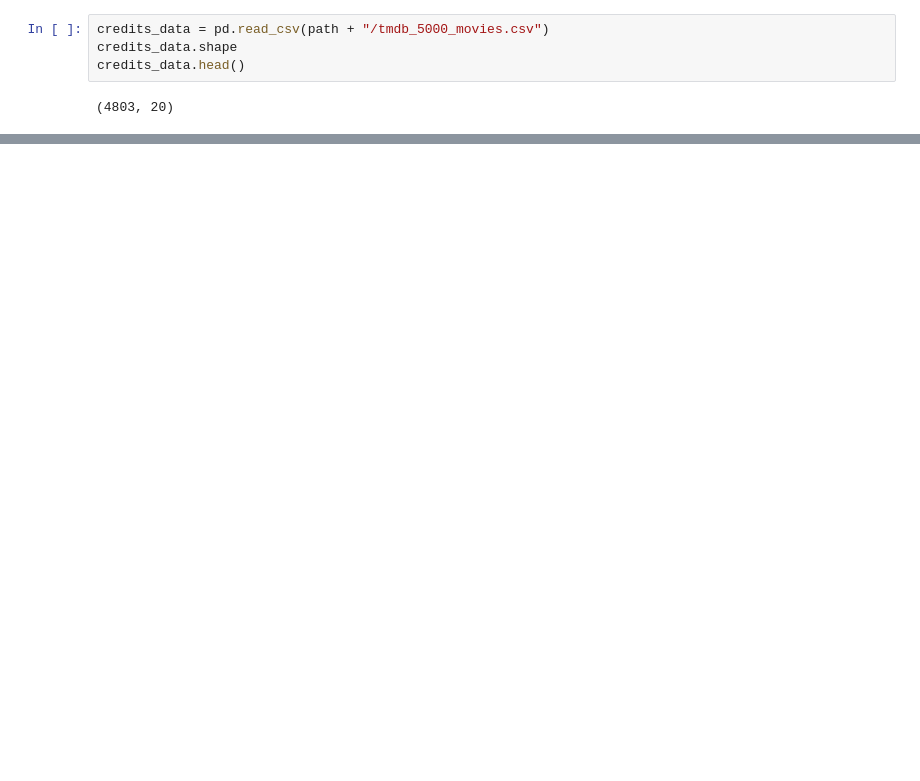
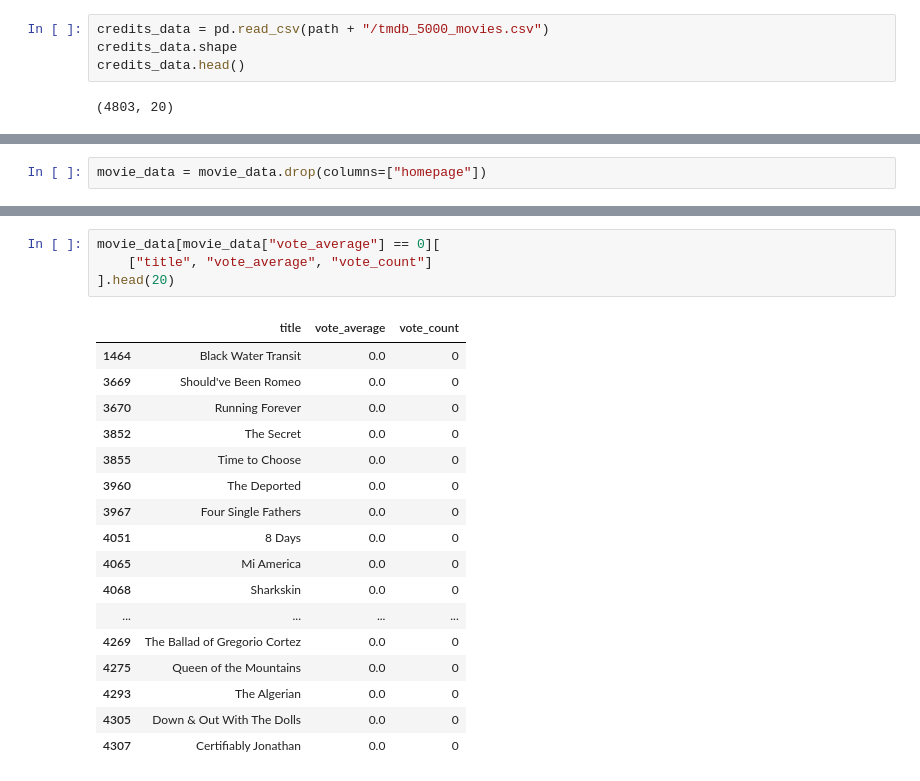
Before and after one commit to fajsef9/Movie-EDA, a Jupyter notebook: Movie_eda.ipynb, the cells around one changed output, grey strips where cells are left out. Saved outputs shown, nothing was run; the diff lists cells and outputs as text; blank space fills up the shorter version.

```diff
--- a/Movie_eda.ipynb
+++ b/Movie_eda.ipynb
@@ -36,0 +81,2 @@ credits_data.head()
+# %%
+movie_data = movie_data.drop(columns=["homepage"])
@@ -36,0 +166,22 @@ credits_data.head()
+# %%
+movie_data[movie_data["vote_average"] == 0][
+    ["title", "vote_average", "vote_count"]
+].head(20)
+# %% [output]
+|  | title | vote_average | vote_count |
+| 1464 | Black Water Transit | 0.0 | 0 |
+| 3669 | Should've Been Romeo | 0.0 | 0 |
+| 3670 | Running Forever | 0.0 | 0 |
+| 3852 | The Secret | 0.0 | 0 |
+| 3855 | Time to Choose | 0.0 | 0 |
+| 3960 | The Deported | 0.0 | 0 |
+| 3967 | Four Single Fathers | 0.0 | 0 |
+| 4051 | 8 Days | 0.0 | 0 |
+| 4065 | Mi America | 0.0 | 0 |
+| 4068 | Sharkskin | 0.0 | 0 |
+| ... | ... | ... | ... |
+| 4269 | The Ballad of Gregorio Cortez | 0.0 | 0 |
+| 4275 | Queen of the Mountains | 0.0 | 0 |
+| 4293 | The Algerian | 0.0 | 0 |
+| 4305 | Down & Out With The Dolls | 0.0 | 0 |
+| 4307 | Certifiably Jonathan | 0.0 | 0 |
```
Also changed, not shown: parts of 27 cells of this notebook.
